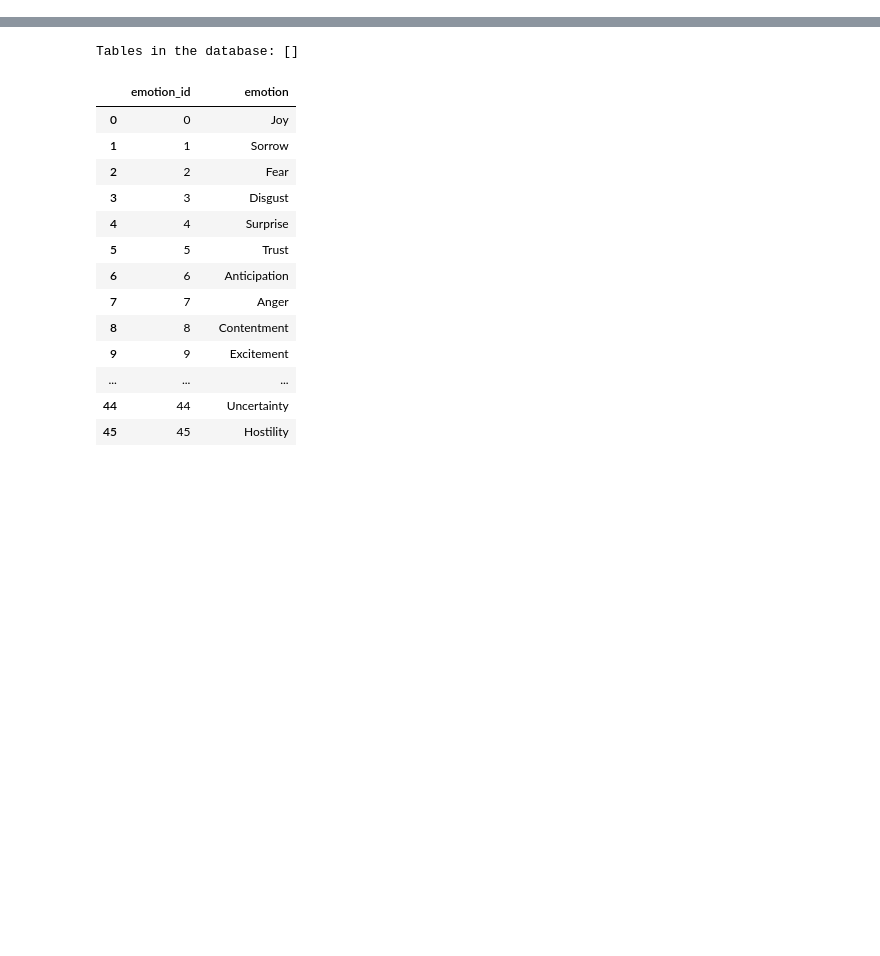
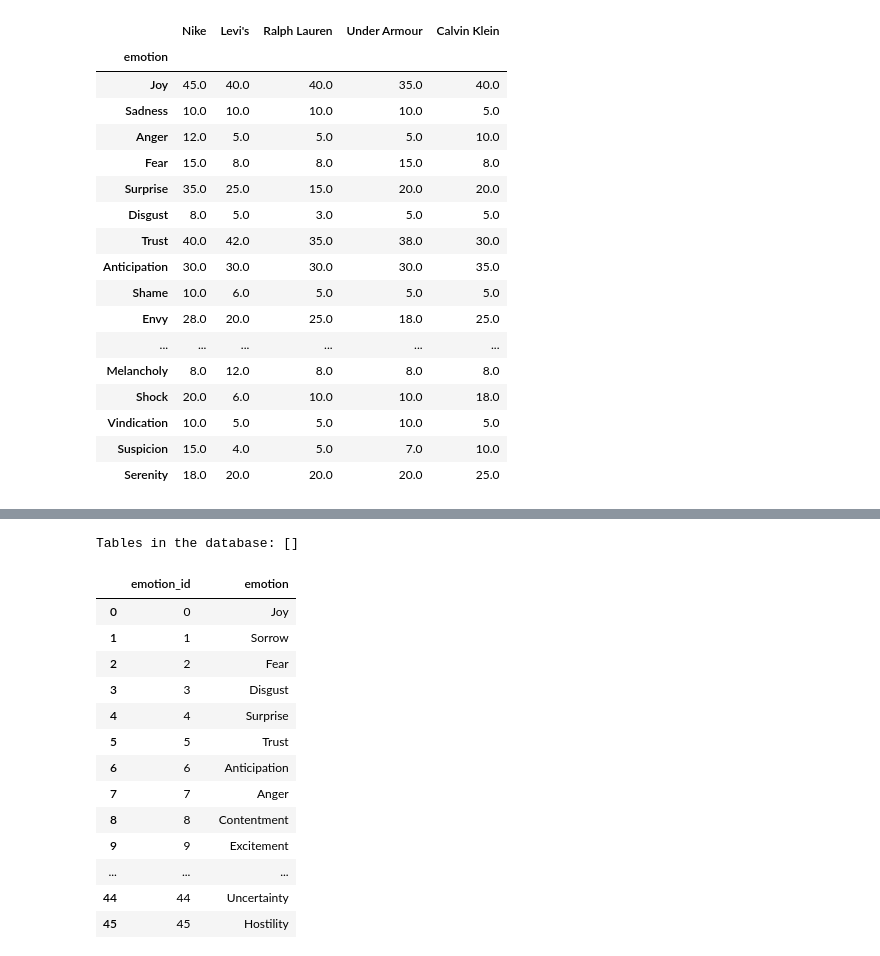
Before and after one commit to nedaresa/clothing_brand_recommender, a Jupyter notebook: explore.ipynb, the cells around one changed output, grey strips where cells are left out. Cells and saved outputs as stored; diff of their text form; code cells hidden in the pictures; blank space fills up the shorter version.

Commit message:
finalized db creating function, yet need to figure brand id replacing brqand name

```diff
--- a/explore.ipynb
+++ b/explore.ipynb
@@ -465,0 +528,24 @@ brands doesn't exist so generating one...
+# %%
+update_brand_list = 'no'
+number = 3
+emotions_df, scores_df = check_data_exists(model, api_key, db_name, update_brand_list)
+scores_df.head()
+# %% [output]
+|  | Nike | Levi's | Ralph Lauren | Under Armour | Calvin Klein |
+| emotion |  |  |  |  |  |
+| Joy | 45.0 | 40.0 | 40.0 | 35.0 | 40.0 |
+| Sadness | 10.0 | 10.0 | 10.0 | 10.0 | 5.0 |
+| Anger | 12.0 | 5.0 | 5.0 | 5.0 | 10.0 |
+| Fear | 15.0 | 8.0 | 8.0 | 15.0 | 8.0 |
+| Surprise | 35.0 | 25.0 | 15.0 | 20.0 | 20.0 |
+| Disgust | 8.0 | 5.0 | 3.0 | 5.0 | 5.0 |
+| Trust | 40.0 | 42.0 | 35.0 | 38.0 | 30.0 |
+| Anticipation | 30.0 | 30.0 | 30.0 | 30.0 | 35.0 |
+| Shame | 10.0 | 6.0 | 5.0 | 5.0 | 5.0 |
+| Envy | 28.0 | 20.0 | 25.0 | 18.0 | 25.0 |
+| ... | ... | ... | ... | ... | ... |
+| Melancholy | 8.0 | 12.0 | 8.0 | 8.0 | 8.0 |
+| Shock | 20.0 | 6.0 | 10.0 | 10.0 | 18.0 |
+| Vindication | 10.0 | 5.0 | 5.0 | 10.0 | 5.0 |
+| Suspicion | 15.0 | 4.0 | 5.0 | 7.0 | 10.0 |
+| Serenity | 18.0 | 20.0 | 20.0 | 20.0 | 25.0 |
```
Also changed, not shown: parts of 17 cells of this notebook.
